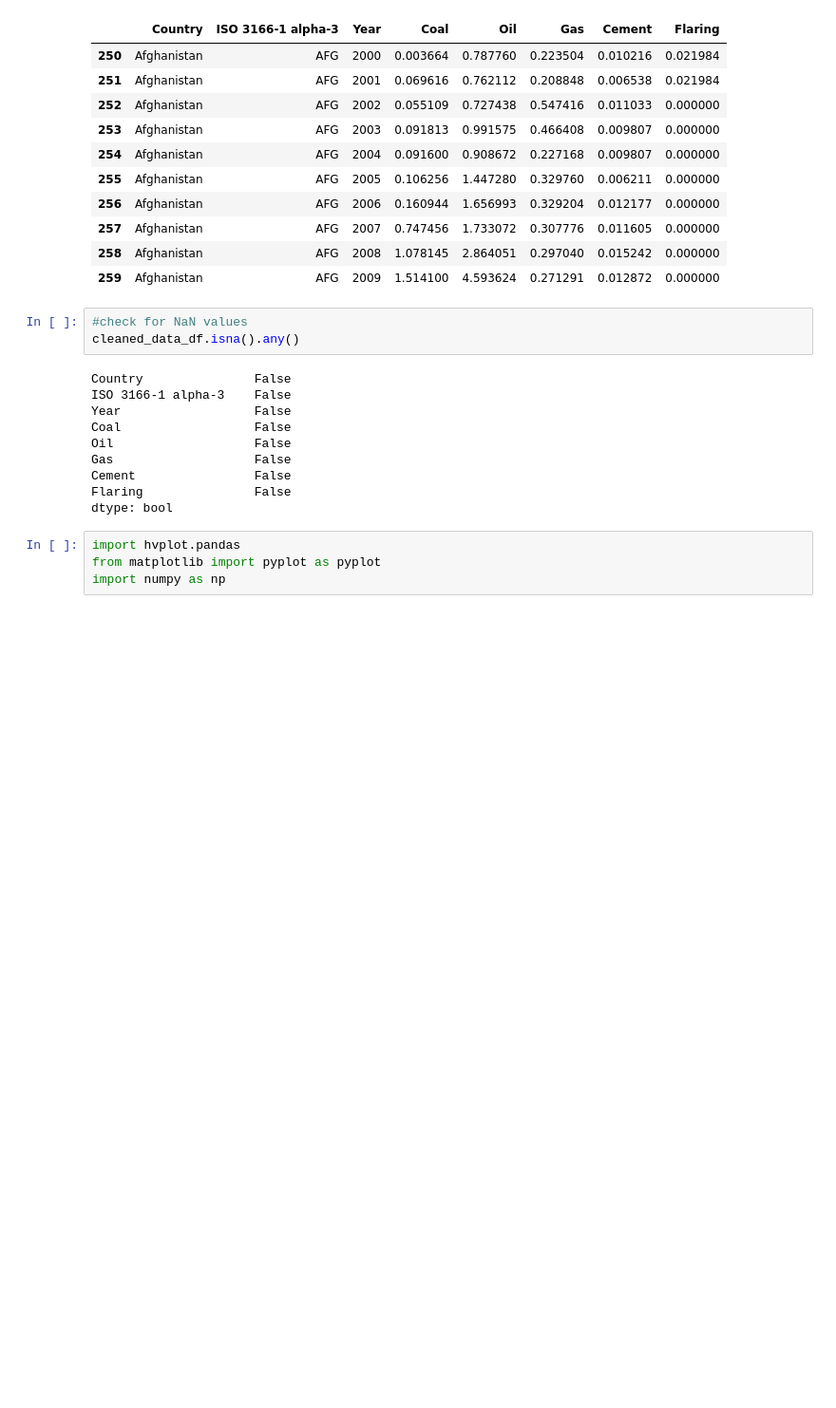
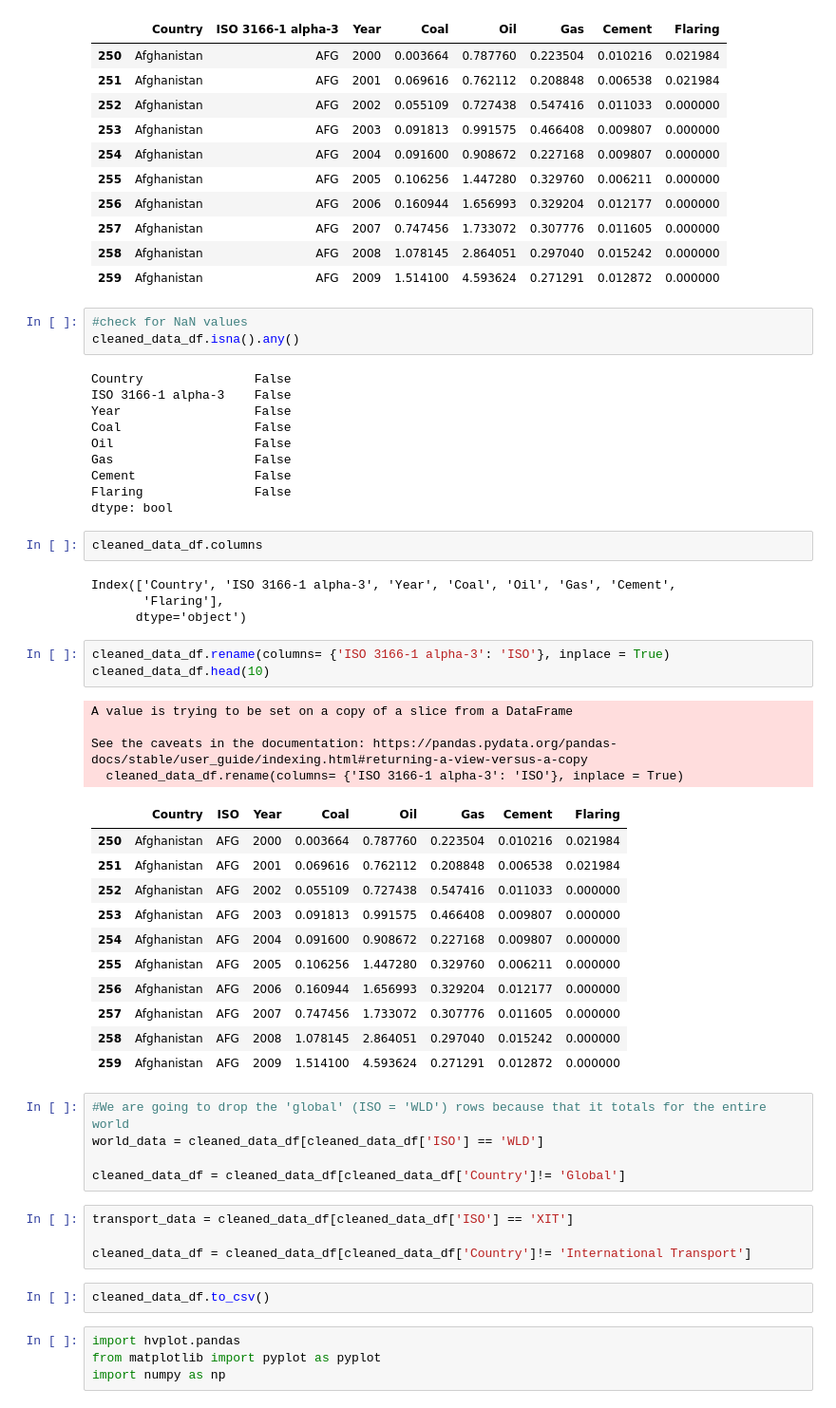
Before and after one commit to RachNovak/Project3, a Jupyter notebook: project_draft.ipynb, the cells around one changed output. Shown at 95% size. Cells and saved outputs as stored; diff of their text form; blank space fills up the shorter version.

Commit message:
cleaning data continued

```diff
--- a/project_draft.ipynb
+++ b/project_draft.ipynb
@@ -160,6 +160,42 @@ Gas                   False
 Cement                False
 Flaring               False
 dtype: bool
+# %%
+cleaned_data_df.columns
+# %% [output]
+Index(['Country', 'ISO 3166-1 alpha-3', 'Year', 'Coal', 'Oil', 'Gas', 'Cement',
+       'Flaring'],
+      dtype='object')
+# %%
+cleaned_data_df.rename(columns= {'ISO 3166-1 alpha-3': 'ISO'}, inplace = True)
+cleaned_data_df.head(10)
+# %% [output]
+A value is trying to be set on a copy of a slice from a DataFrame
+
+See the caveats in the documentation: https://pandas.pydata.org/pandas-docs/stable/user_guide/indexing.html#returning-a-view-versus-a-copy
+  cleaned_data_df.rename(columns= {'ISO 3166-1 alpha-3': 'ISO'}, inplace = True)
+|  | Country | ISO | Year | Coal | Oil | Gas | Cement | Flaring |
+| 250 | Afghanistan | AFG | 2000 | 0.003664 | 0.787760 | 0.223504 | 0.010216 | 0.021984 |
+| 251 | Afghanistan | AFG | 2001 | 0.069616 | 0.762112 | 0.208848 | 0.006538 | 0.021984 |
+| 252 | Afghanistan | AFG | 2002 | 0.055109 | 0.727438 | 0.547416 | 0.011033 | 0.000000 |
+| 253 | Afghanistan | AFG | 2003 | 0.091813 | 0.991575 | 0.466408 | 0.009807 | 0.000000 |
+| 254 | Afghanistan | AFG | 2004 | 0.091600 | 0.908672 | 0.227168 | 0.009807 | 0.000000 |
+| 255 | Afghanistan | AFG | 2005 | 0.106256 | 1.447280 | 0.329760 | 0.006211 | 0.000000 |
+| 256 | Afghanistan | AFG | 2006 | 0.160944 | 1.656993 | 0.329204 | 0.012177 | 0.000000 |
+| 257 | Afghanistan | AFG | 2007 | 0.747456 | 1.733072 | 0.307776 | 0.011605 | 0.000000 |
+| 258 | Afghanistan | AFG | 2008 | 1.078145 | 2.864051 | 0.297040 | 0.015242 | 0.000000 |
+| 259 | Afghanistan | AFG | 2009 | 1.514100 | 4.593624 | 0.271291 | 0.012872 | 0.000000 |
+# %%
+#We are going to drop the 'global' (ISO = 'WLD') rows because that it totals for the entire world
+world_data = cleaned_data_df[cleaned_data_df['ISO'] == 'WLD']
+
+cleaned_data_df = cleaned_data_df[cleaned_data_df['Country']!= 'Global']
+# %%
+transport_data = cleaned_data_df[cleaned_data_df['ISO'] == 'XIT']
+
+cleaned_data_df = cleaned_data_df[cleaned_data_df['Country']!= 'International Transport']
+# %%
+cleaned_data_df.to_csv()
 # %%
 import hvplot.pandas
 from matplotlib import pyplot as pyplot
```
